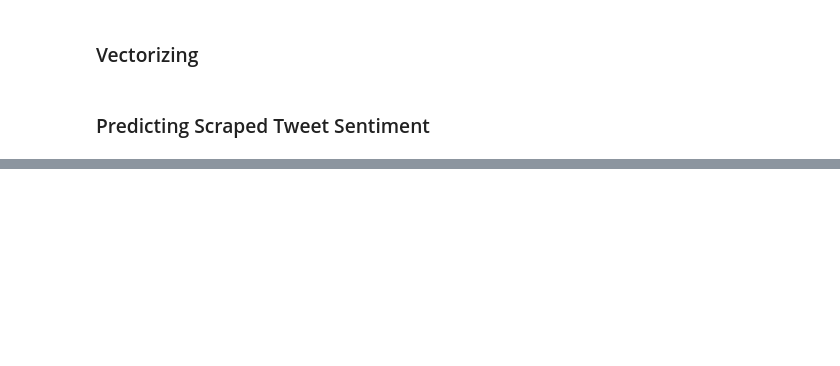
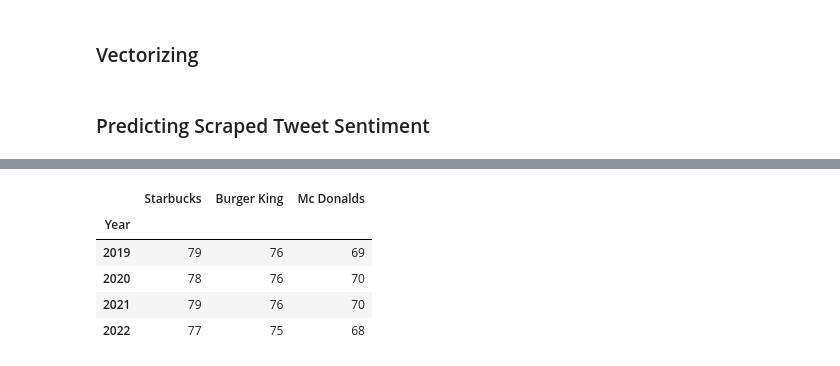
Before and after one commit to DavidStein7/marketing_analytics_project, a Jupyter notebook: Notebooks/data_preparation.ipynb, the cells around one changed output, grey strips where cells are left out. Saved outputs shown, nothing was run; the diff lists cells and outputs as text; code cells hidden in the pictures; blank space fills up the shorter version.

```diff
--- a/Notebooks/data_preparation.ipynb
+++ b/Notebooks/data_preparation.ipynb
@@ -1673,0 +1665,17 @@ len(pred_starbucks)
+# %%
+# Create dataframe with ACSI Scores as reference
+acsi_scores = pd.DataFrame({
+    'Year': [2019, 2020, 2021, 2022],
+    'Starbucks': [79, 78, 79, 77],      # https://www.statista.com/statistics/216719/starbucks--customer-satisfaction-in-the-us/
+    'Burger King': [76, 76, 76, 75],    # https://www.statista.com/statistics/216692/burger-king--customer-satisfaction-in-the-us/
+    'Mc Donalds': [69, 70, 70, 68]      # https://www.statista.com/statistics/216696/mcdonalds--customer-satisfaction-in-the-us/
+}).set_index('Year')
+
+acsi_scores
+# %% [output]
+|  | Starbucks | Burger King | Mc Donalds |
+| Year |  |  |  |
+| 2019 | 79 | 76 | 69 |
+| 2020 | 78 | 76 | 70 |
+| 2021 | 79 | 76 | 70 |
+| 2022 | 77 | 75 | 68 |
```
Also changed, not shown: parts of 18 cells of this notebook.
